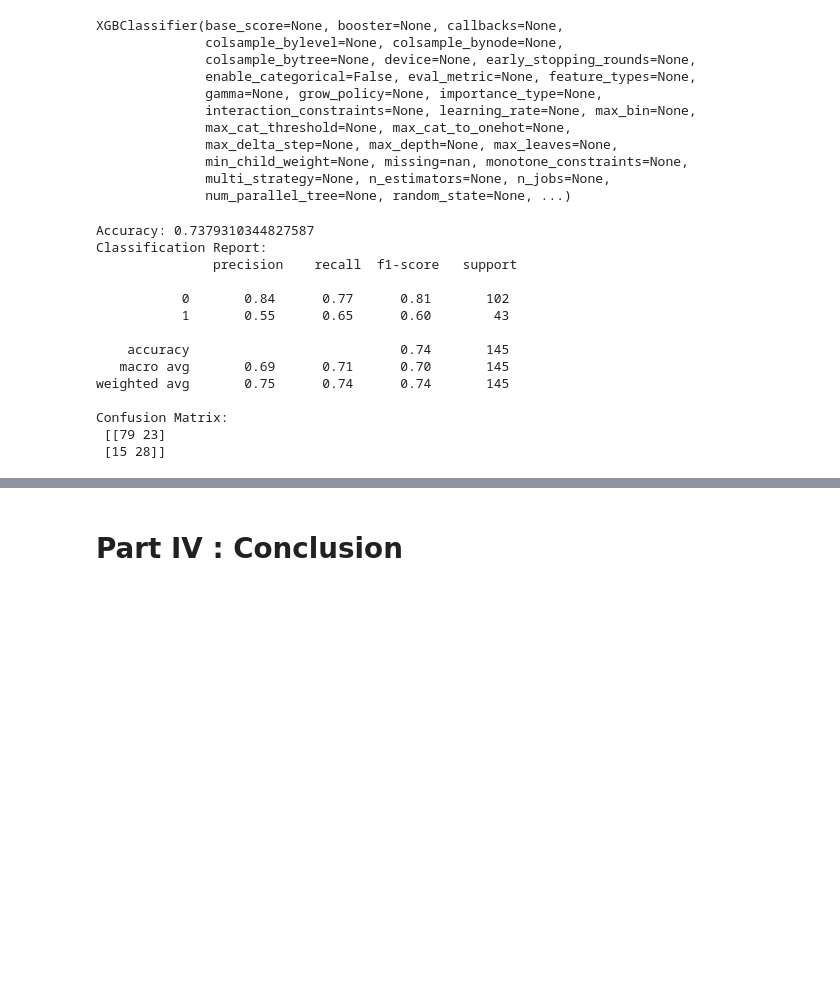
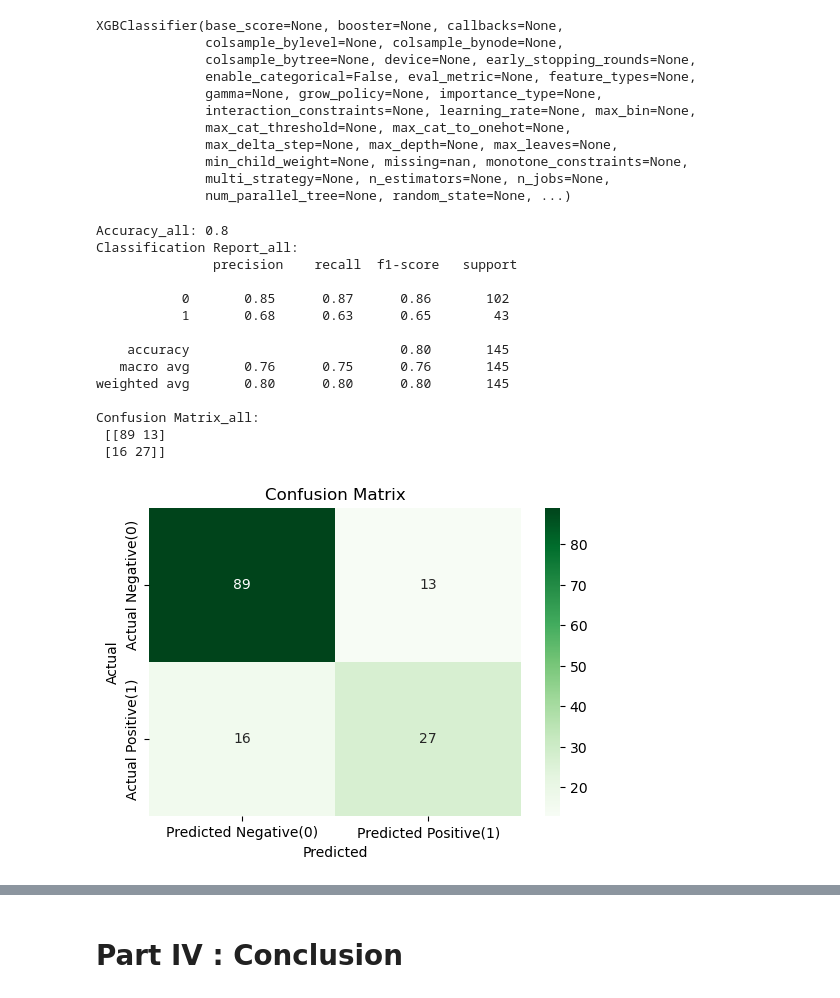
Before and after one commit to pchaudhary12/Supervised-Learning-Diabetes, a Jupyter notebook: Supervised Learning - Project.ipynb, the cells around one changed output, grey strips where cells are left out. Cells and saved outputs as stored; diff of their text form; code cells hidden in the pictures; blank space fills up the shorter version.

```diff
--- a/Supervised Learning - Project.ipynb
+++ b/Supervised Learning - Project.ipynb
@@ -505,28 +704,41 @@ XGBClassifier(base_score=None, booster=None, callbacks=None,
               num_parallel_tree=None, random_state=None, ...)
 # %%
 # Make predictions on the test set
-y_pred = model.predict(X_test)
+y_pred_xgb = model_xgb.predict(X_test_scaled)
 
 # Evaluate the model
-accuracy = accuracy_score(y_test, y_pred)
-report = classification_report(y_test, y_pred)
-confusion = confusion_matrix(y_test, y_pred)
+accuracy_xgb = accuracy_score(y_test, y_pred)
+report_xgb = classification_report(y_test, y_pred)
+confusion_xgb = confusion_matrix(y_test, y_pred)
 
-print("Accuracy:", accuracy)
-print("Classification Report:\n", report)
-print("Confusion Matrix:\n", confusion)
+print("Accuracy_all:", accuracy_xgb)
+print("Classification Report_all:\n", report_xgb)
+print("Confusion Matrix_all:\n", confusion_xgb)
 # %% [output]
-Accuracy: 0.7379310344827587
-Classification Report:
+Accuracy_all: 0.8
+Classification Report_all:
                precision    recall  f1-score   support
 
-           0       0.84      0.77      0.81       102
-           1       0.55      0.65      0.60        43
+           0       0.85      0.87      0.86       102
+           1       0.68      0.63      0.65        43
 
-    accuracy                           0.74       145
-   macro avg       0.69      0.71      0.70       145
-weighted avg       0.75      0.74      0.74       145
+    accuracy                           0.80       145
+   macro avg       0.76      0.75      0.76       145
+weighted avg       0.80      0.80      0.80       145
 
-Confusion Matrix:
- [[79 23]
- [15 28]]
+Confusion Matrix_all:
+ [[89 13]
+ [16 27]]
+# %%
+# Create a heatmap of the confusion matrix for visualization
+
+plt.figure(figsize=(6, 4))
+sns.heatmap(confusion_xgb, annot=True, fmt='d', cmap='Greens',
+            xticklabels=['Predicted Negative(0)', 'Predicted Positive(1)'],
+            yticklabels=['Actual Negative(0)', 'Actual Positive(1)'])
+plt.xlabel('Predicted')
+plt.ylabel('Actual')
+plt.title('Confusion Matrix')
+plt.show()
+# %% [output]
+[figure, added]
```
Also changed, not shown: parts of 62 cells of this notebook.
